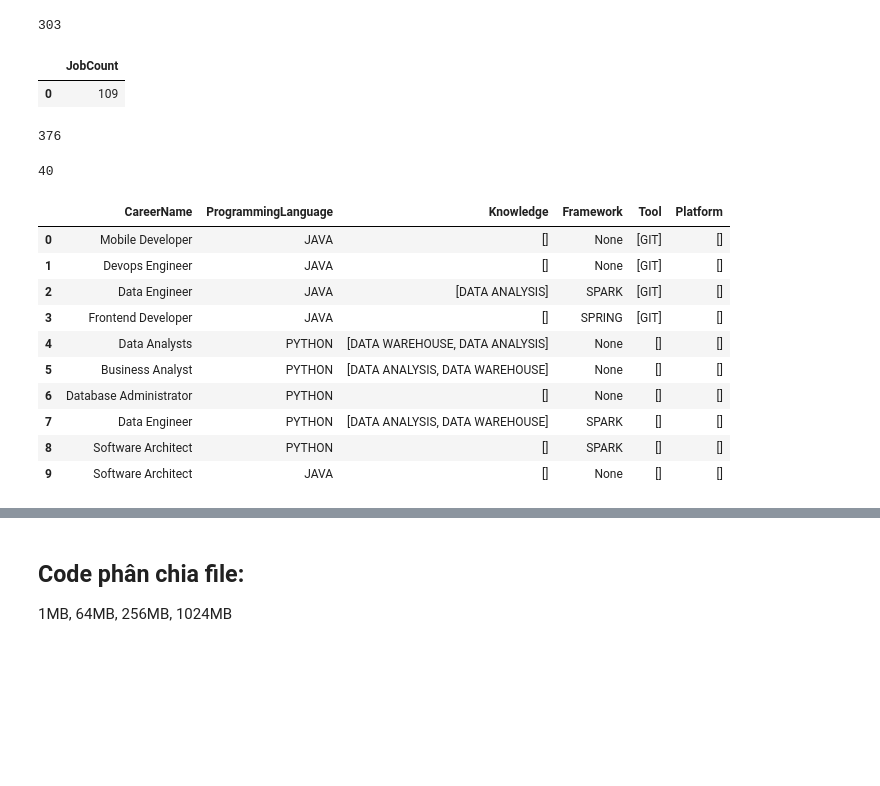
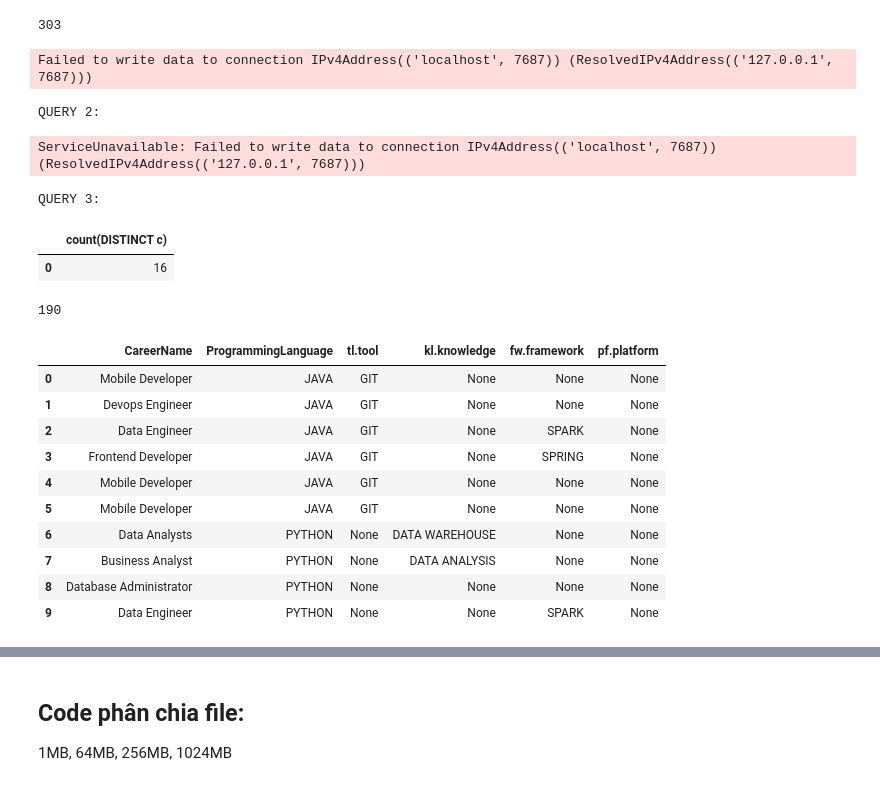
Before and after one commit to HelloWorld-00001/RecommandationCourseWeb-Neo4j, a Jupyter notebook: MyPaperDataSet/Code/TDWvsGDW.ipynb, the cells around one changed output, grey strips where cells are left out. Cells and saved outputs as stored; diff of their text form; code cells hidden in the pictures; blank space fills up the shorter version.

```diff
--- a/MyPaperDataSet/Code/TDWvsGDW.ipynb
+++ b/MyPaperDataSet/Code/TDWvsGDW.ipynb
@@ -101,13 +103,16 @@ len(data)
 303
 # %%
 query = f'''
-match(f:FactJobPosting)-[:Belong_to_career]->(c:Career) where c.name = "Data Engineer" return sum(f.totalJobPost) as JobCount'''
+match(f:FactJobPosting)-[:Belong_to_career]->(c:Career) where c.name = "Data Engineer" return sum(f.totalJobPost) as JobCount
+'''
+print("QUERY 2: ")
 
 data = queryToDataFrame(query)
 data.head(10)
 # %% [output]
-|  | JobCount |
-| 0 | 109 |
+Failed to write data to connection IPv4Address(('localhost', 7687)) (ResolvedIPv4Address(('127.0.0.1', 7687)))
+QUERY 2:
+ServiceUnavailable: Failed to write data to connection IPv4Address(('localhost', 7687)) (ResolvedIPv4Address(('127.0.0.1', 7687)))
 # %%
 query = '''
 match(c:Course)<-[:Belong_to_course]-(f:FactCourse)
@@ -117,42 +122,49 @@ WHERE
   or exists {(f)-[:Taught_tool]->(tl:Tool) where tl.tool = "GIT"}
   or exists {(f)-[:Taught_knowledge]->(kl:Knowledge) where kl.knowledge in ["DATA ANALYSIS", "DATA WAREHOUSE"]}
   or exists {(f)-[:Taught_platform]->(pf:Platform) where pf.platform in ["AZURE", "CLOUD", "MYSQL"]}
-RETURN count(DISTINCT f)
+RETURN count(DISTINCT c)
 '''
+print("QUERY 3: ")
+
 data = queryToDataFrame(query)
 len(data)
+data.head(10)
 # %% [output]
-376
+QUERY 3:
+|  | count(DISTINCT c) |
+| 0 | 16 |
 # %%
 query = f'''
 match(f: FactJobPosting)-[:Belong_to_career]->(c: Career)
 match(f)-[:Required_programmingLanguage]->(pl : ProgrammingLanguage) where pl.programmingLanguage in ["JAVA", "PYTHON"]
 optional match(f)-[:Required_knowledge]->(kl: Knowledge) where kl.knowledge in ["DATA ANALYSIS", "DATA WAREHOUSE"]
 optional match(f)-[:Required_tool]->(tl: Tool)<-[:Use_tool]-(pl) where tl.tool = "GIT"
 optional match(f)-[:Required_framework]->(fw: Framework)<-[:Have_framework]-(pl) where fw.framework in [ "SPARK", "SPRING"]
 optional match(f)-[:Required_platform]->(pf: Platform)-[Deploy_on_framework]->(fw) where pf.platform in ["AZURE", "CLOUD", "MYSQL"]
 
 return c.name as CareerName,
     pl.programmingLanguage as ProgrammingLanguage,
-    collect(distinct kl.knowledge) as Knowledge,  fw.framework as Framework, collect(distinct tl.tool) as Tool,
-    collect(distinct pf.platform) as Platform
+tl.tool, kl.knowledge, fw.framework, pf.platform
 '''
+
+print("QUERY 4: ")
+
 data = queryToDataFrame(query)
 print(len(data))
 data.head(10)
 # %% [output]
-40
+190
-|  | CareerName | ProgrammingLanguage | Knowledge | Framework | Tool | Platform |
-| 0 | Mobile Developer | JAVA | [] | None | [GIT] | [] |
-| 1 | Devops Engineer | JAVA | [] | None | [GIT] | [] |
-| 2 | Data Engineer | JAVA | [DATA ANALYSIS] | SPARK | [GIT] | [] |
-| 3 | Frontend Developer | JAVA | [] | SPRING | [GIT] | [] |
-| 4 | Data Analysts | PYTHON | [DATA WAREHOUSE, DATA ANALYSIS] | None | [] | [] |
-| 5 | Business Analyst | PYTHON | [DATA ANALYSIS, DATA WAREHOUSE] | None | [] | [] |
-| 6 | Database Administrator | PYTHON | [] | None | [] | [] |
-| 7 | Data Engineer | PYTHON | [DATA ANALYSIS, DATA WAREHOUSE] | SPARK | [] | [] |
-| 8 | Software Architect | PYTHON | [] | SPARK | [] | [] |
-| 9 | Software Architect | JAVA | [] | None | [] | [] |
+|  | CareerName | ProgrammingLanguage | tl.tool | kl.knowledge | fw.framework | pf.platform |
+| 0 | Mobile Developer | JAVA | GIT | None | None | None |
+| 1 | Devops Engineer | JAVA | GIT | None | None | None |
+| 2 | Data Engineer | JAVA | GIT | None | SPARK | None |
+| 3 | Frontend Developer | JAVA | GIT | None | SPRING | None |
+| 4 | Mobile Developer | JAVA | GIT | None | None | None |
+| 5 | Mobile Developer | JAVA | GIT | None | None | None |
+| 6 | Data Analysts | PYTHON | None | DATA WAREHOUSE | None | None |
+| 7 | Business Analyst | PYTHON | None | DATA ANALYSIS | None | None |
+| 8 | Database Administrator | PYTHON | None | None | None | None |
+| 9 | Data Engineer | PYTHON | None | None | SPARK | None |
 # %%
 query = f'''
 match(c:Course)<-[:Belong_to_course]-(f:FactCourse)
```
Also changed, not shown: parts of 9 cells of this notebook, 52 other files.
